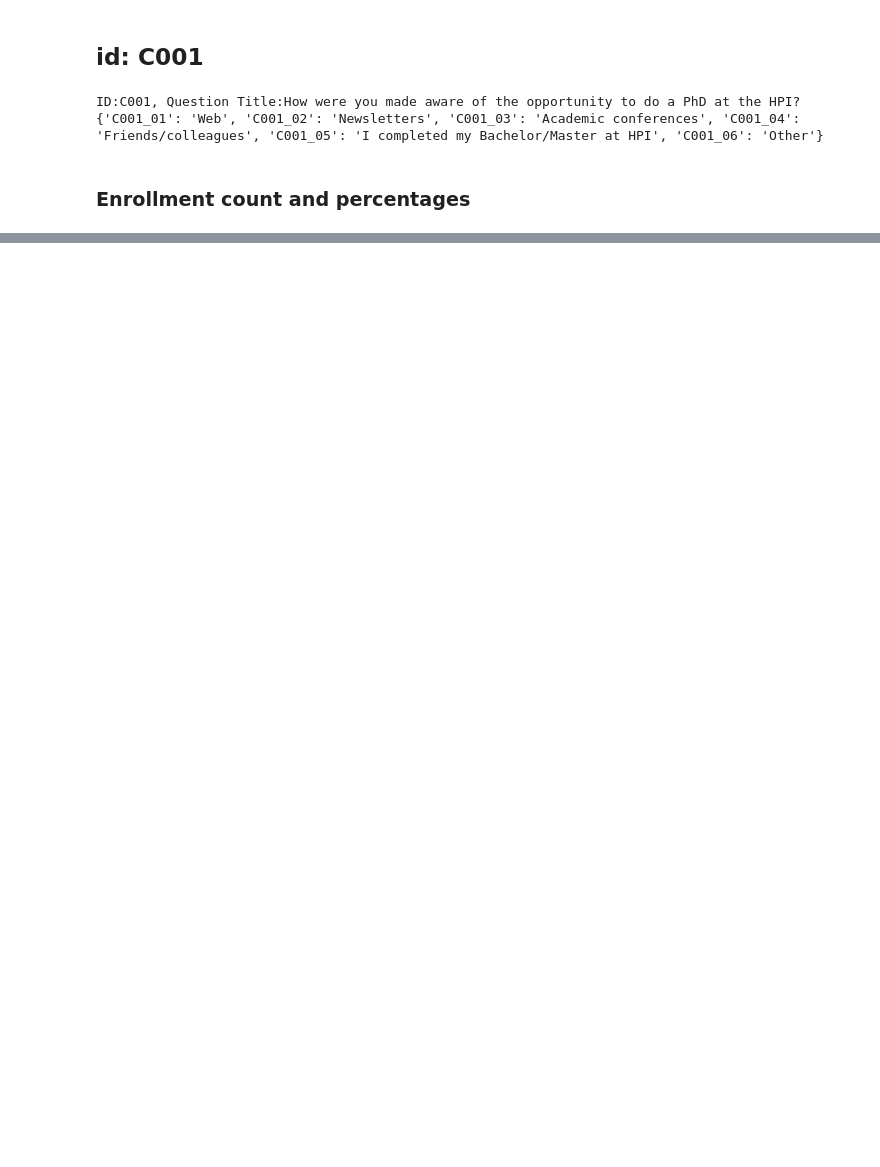
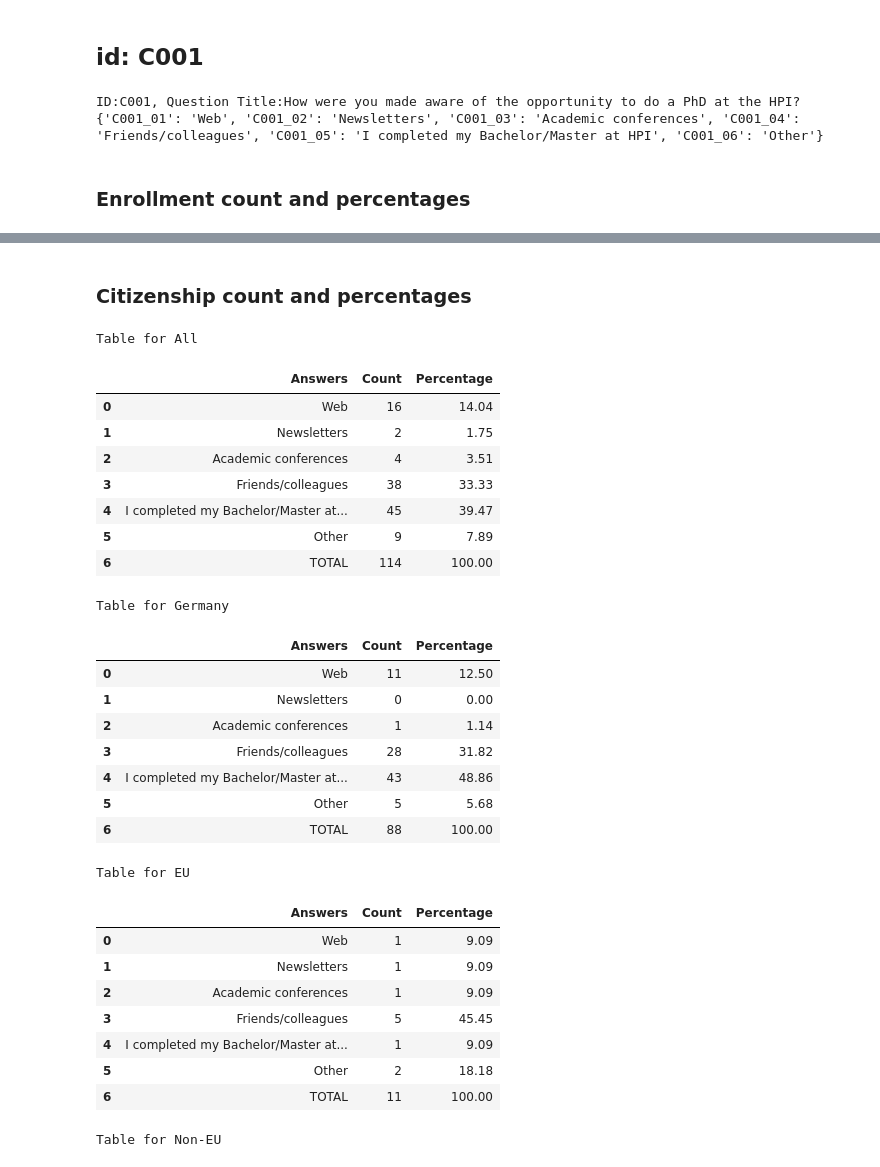
Before and after one commit to christianadriano/survey_analysis, a Jupyter notebook: notebooks/C001.ipynb, the cells around one changed output, grey strips where cells are left out. Saved outputs shown, nothing was run; the diff lists cells and outputs as text; code cells hidden in the pictures; blank space fills up the shorter version.

```diff
--- a/notebooks/C001.ipynb
+++ b/notebooks/C001.ipynb
@@ -23,6 +23,12 @@ gender_column_name = 'Gender'
 gender_dictionary = {1:'Female',2:'Male'}
 #3:'Non-binary' no one selected this option
 #4:'Diverse' only one person selected this option
+
+#Citizenship demographic
+citizenship_column_key = 'B007'
+citizenship_column_name = 'Citizenship'
+citizenship_dictionary = {1:'Germany',2:'EU',3:'Non-EU'}
+
 
 #-----------------------------------------------------------------
 # LOAD CONFIGURATION FILE
@@ -53,7 +59,7 @@ options_dict = dw.generate_options_dictionary(filtered_df,'Alternatives')
 file_name_path = f'{project_path}/{data_folder}/{data_file}'
 data_frame = pd.read_csv(file_name_path,encoding = 'ISO-8859-1')
 
-my_list = [enrolled_column_key, gender_column_key, question_id]
+my_list = [enrolled_column_key, gender_column_key, citizenship_column_key, question_id]
 
 # Get a list of all keys
 options_columns_list = list(options_dict.keys())
@@ -151,0 +223,68 @@ for group_category in group_categories:
+# %% [markdown]
+### Citizenship count and percentages
+# %%
+group_column_key = citizenship_column_key
+dict_column_names = citizenship_dictionary
+#ALL
+count_df = dw.percentage_options(df_data=data_frame,
+                                options_columns=options_columns_list,
+                                options_names=options_names_list,
+                                selected_code=selected_code)
+print('Table for '+'All')
+count_df = count_df.rename(columns={count_df.columns[0]: 'Answers'})
+display(count_df)
+latex_table = tw.write_latex_table(count_df,False, 'All',
+                                    question_id, question_title,
+                                    column_format='@{}lcc')
+tw.table_to_file(latex_table,tables_path,tables_file_name)
+
+# Filter by enrolled
+group_categories = dict_column_names.keys()
+
+for group_category in group_categories:
+    filtered_df = data_frame[data_frame[group_column_key] == group_category]
+    if(len(filtered_df.index > 0)):#ignores group_categories that are not present
+
+        count_df = dw.percentage_options(df_data = filtered_df,
+                                options_columns=options_columns_list,
+                                options_names=options_names_list,
+                                selected_code=selected_code)
+        group_name = dict_column_names.get(group_category)
+        print('Table for '+group_name)
+
+        #Rename columns before printing
+        count_df = count_df.rename(columns={count_df.columns[0]: 'Answers'})
+        display(count_df)
+
+        latex_table = tw.write_latex_table(count_df,False, group_category,
+                                    question_id, question_title,column_format='@{}lcc')
+        tw.table_to_file(latex_table,tables_path,tables_file_name)
+# %% [output]
+Table for All
+|  | Answers | Count | Percentage |
+| 0 | Web | 16 | 14.04 |
+| 1 | Newsletters | 2 | 1.75 |
+| 2 | Academic conferences | 4 | 3.51 |
+| 3 | Friends/colleagues | 38 | 33.33 |
+| 4 | I completed my Bachelor/Master at... | 45 | 39.47 |
+| 5 | Other | 9 | 7.89 |
+| 6 | TOTAL | 114 | 100.00 |
+Table for Germany
+|  | Answers | Count | Percentage |
+| 0 | Web | 11 | 12.50 |
+| 1 | Newsletters | 0 | 0.00 |
+| 2 | Academic conferences | 1 | 1.14 |
+| 3 | Friends/colleagues | 28 | 31.82 |
+| 4 | I completed my Bachelor/Master at... | 43 | 48.86 |
+| 5 | Other | 5 | 5.68 |
+| 6 | TOTAL | 88 | 100.00 |
+Table for EU
+|  | Answers | Count | Percentage |
+| 0 | Web | 1 | 9.09 |
+| 1 | Newsletters | 1 | 9.09 |
+| 2 | Academic conferences | 1 | 9.09 |
+| 3 | Friends/colleagues | 5 | 45.45 |
+| 4 | I completed my Bachelor/Master at... | 1 | 9.09 |
+| 5 | Other | 2 | 18.18 |
+| 6 | TOTAL | 11 | 100.00 |
+Table for Non-EU
```
Also changed, not shown: parts of 4 cells of this notebook.
